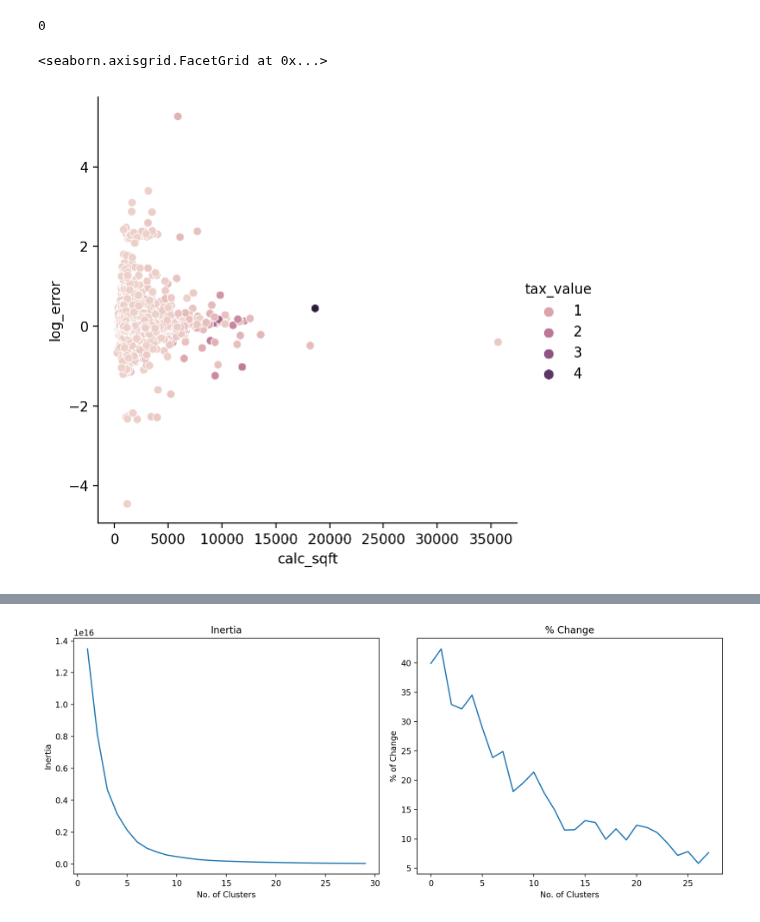
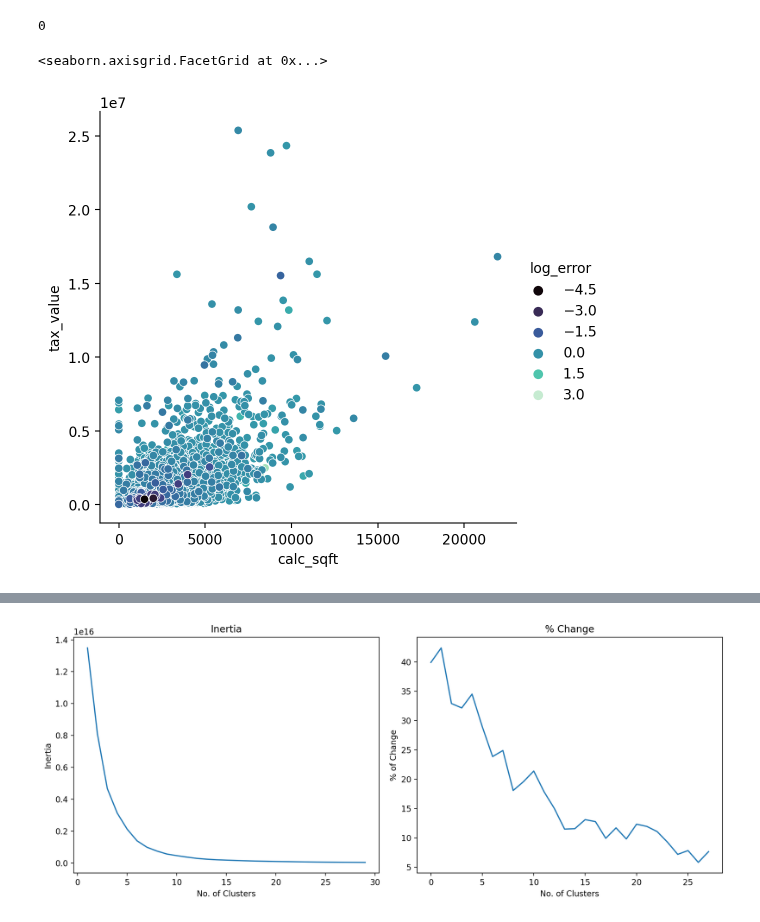
Before and after one commit to L-G-B-Team/clustering-project, a Jupyter notebook: woody_explore.ipynb, the cells around one changed output, grey strips where cells are left out. Saved outputs shown, nothing was run; the diff lists cells and outputs as text; code cells hidden in the pictures.

```diff
--- a/woody_explore.ipynb
+++ b/woody_explore.ipynb
@@ -23,8 +23,8 @@ df.calc_bath_and_bed.isna().sum()
 # %% [output]
 0
 # %%
-
-sns.relplot(data=train.sort_values(by='fips'), x='calc_sqft', y='log_error',hue='tax_value')
+train.log_error = train.log_error.astype('float')
+sns.relplot(data=train.sort_values('log_error',ascending=False), x='calc_sqft',y='tax_value',hue='log_error',palette='mako')
 # %% [output]
 <seaborn.axisgrid.FacetGrid at 0x...>
-[figure, old version]
+[figure, new version]
```
Also changed, not shown: parts of 3 cells of this notebook.
